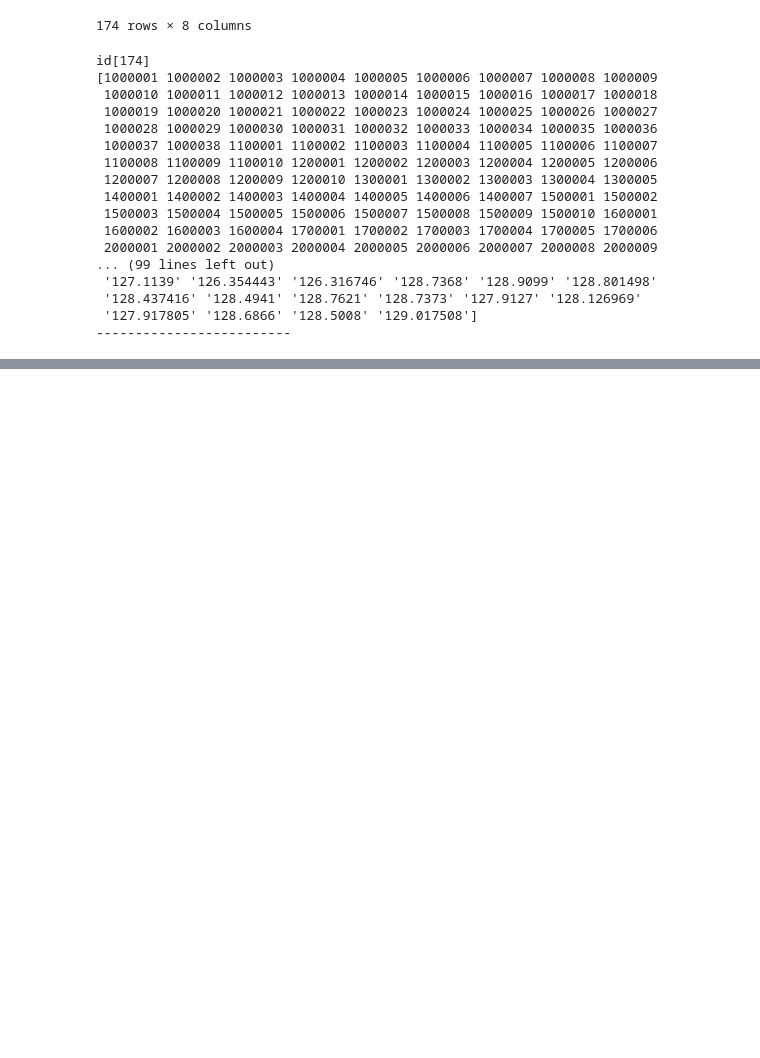
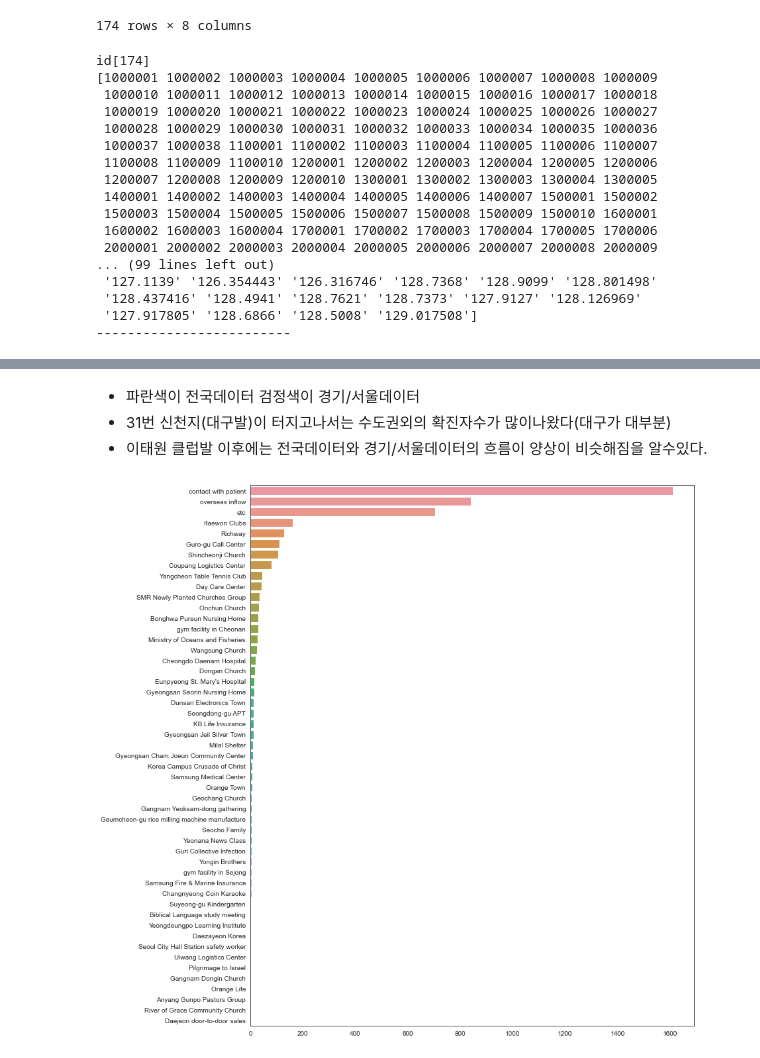
Before and after one commit to KT-bigdata-Dacon/SI, a Jupyter notebook: 기본12종데이터 전처리.ipynb, the cells around one changed output, grey strips where cells are left out. Drawn from its saved outputs; the diff is of its cells as text; code cells hidden in the pictures; blank space fills up the shorter version.

```diff
--- a/기본12종데이터 전처리.ipynb
+++ b/기본12종데이터 전처리.ipynb
@@ -69,0 +151,14 @@ id[174]
+# %% [markdown]
+- 파란색이 전국데이터 검정색이 경기/서울데이터
+- 31번 신천지(대구발)이 터지고나서는 수도권외의 확진자수가 많이나왔다(대구가 대부분)
+- 이태원 클럽발 이후에는 전국데이터와 경기/서울데이터의 흐름이 양상이 비슷해짐을 알수있다.
+# %%
+# 코로나-19 감염경로
+corona_infection = patient['infection_case'].value_counts().sort_values(ascending = False)
+
+# 시각화
+plt.figure(figsize = (12,15))
+sns.barplot(x = corona_infection.values, y = corona_infection.index)
+plt.show()
+# %% [output]
+[figure, added]
```
Also changed, not shown: parts of 14 cells of this notebook.
